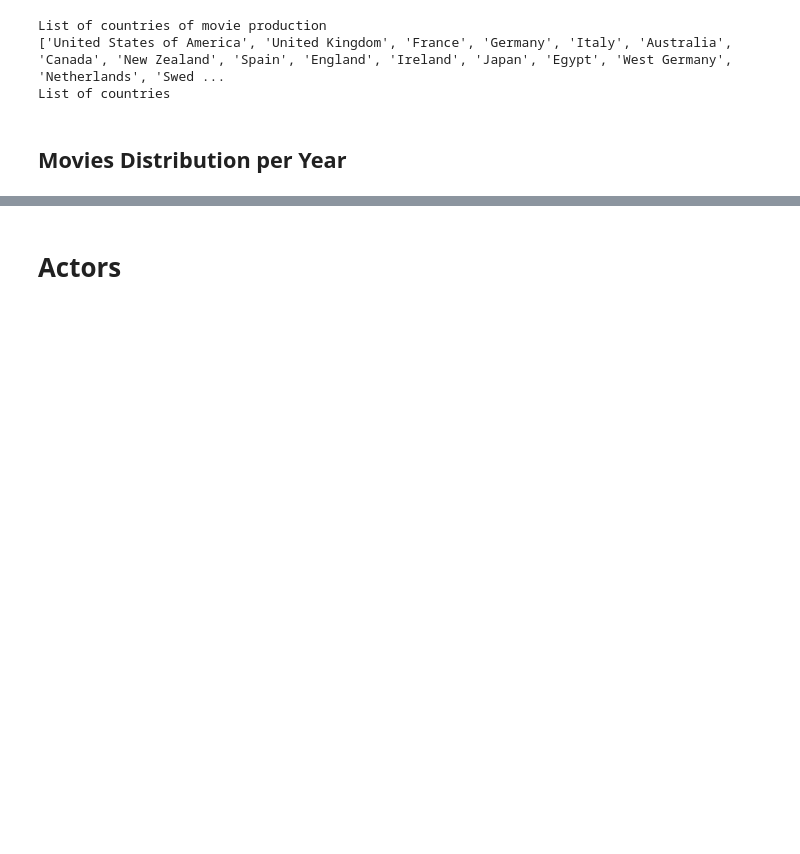
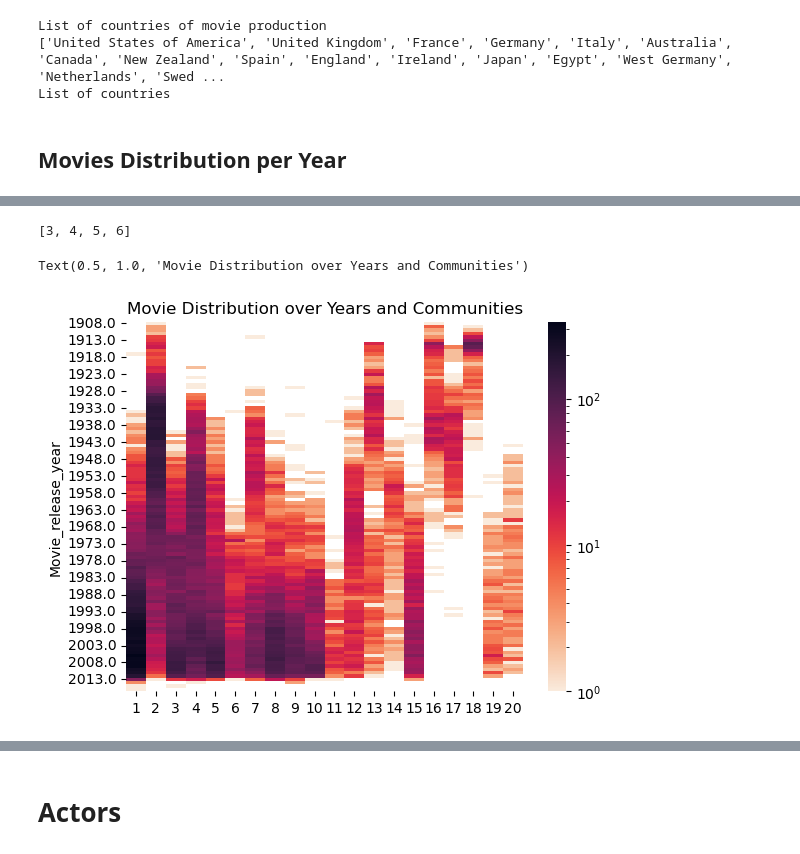
Before and after one commit to epfl-ada/ada-2022-project-addaxx, a Jupyter notebook: exploration.ipynb, the cells around one changed output, grey strips where cells are left out. Drawn from its saved outputs; the diff is of its cells as text; code cells hidden in the pictures; blank space fills up the shorter version.

```diff
--- a/exploration.ipynb
+++ b/exploration.ipynb
@@ -205,0 +249,11 @@ Text(0.5, 1.0, 'Movie Distribution over Years and Communities')
+# %%
+list = [3,4]+[5,6]
+list
+# %% [output]
+[3, 4, 5, 6]
+# %%
+sns.heatmap(data=movies_year_com, norm=LogNorm(),cmap = 'rocket_r')
+plt.title('Movie Distribution over Years and Communities')
+# %% [output]
+Text(0.5, 1.0, 'Movie Distribution over Years and Communities')
+[figure, added]
```
Also changed, not shown: parts of 26 cells of this notebook.
